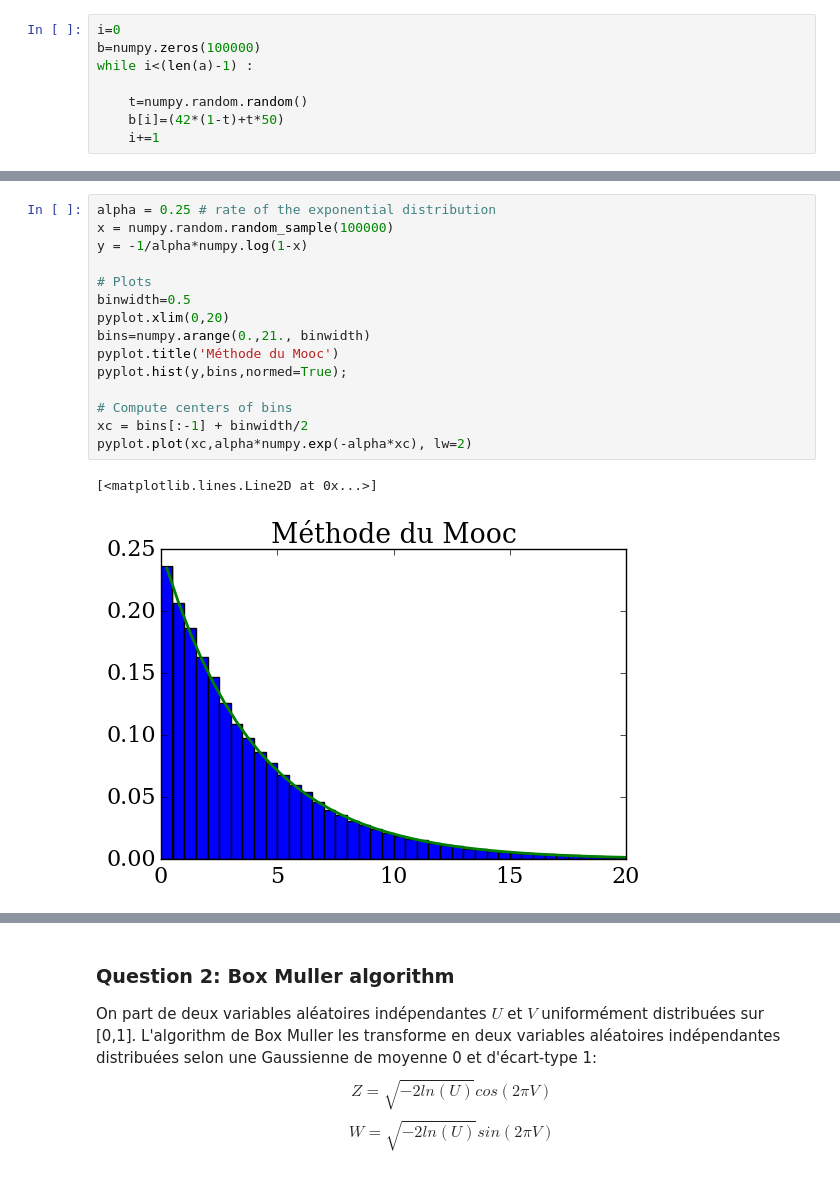
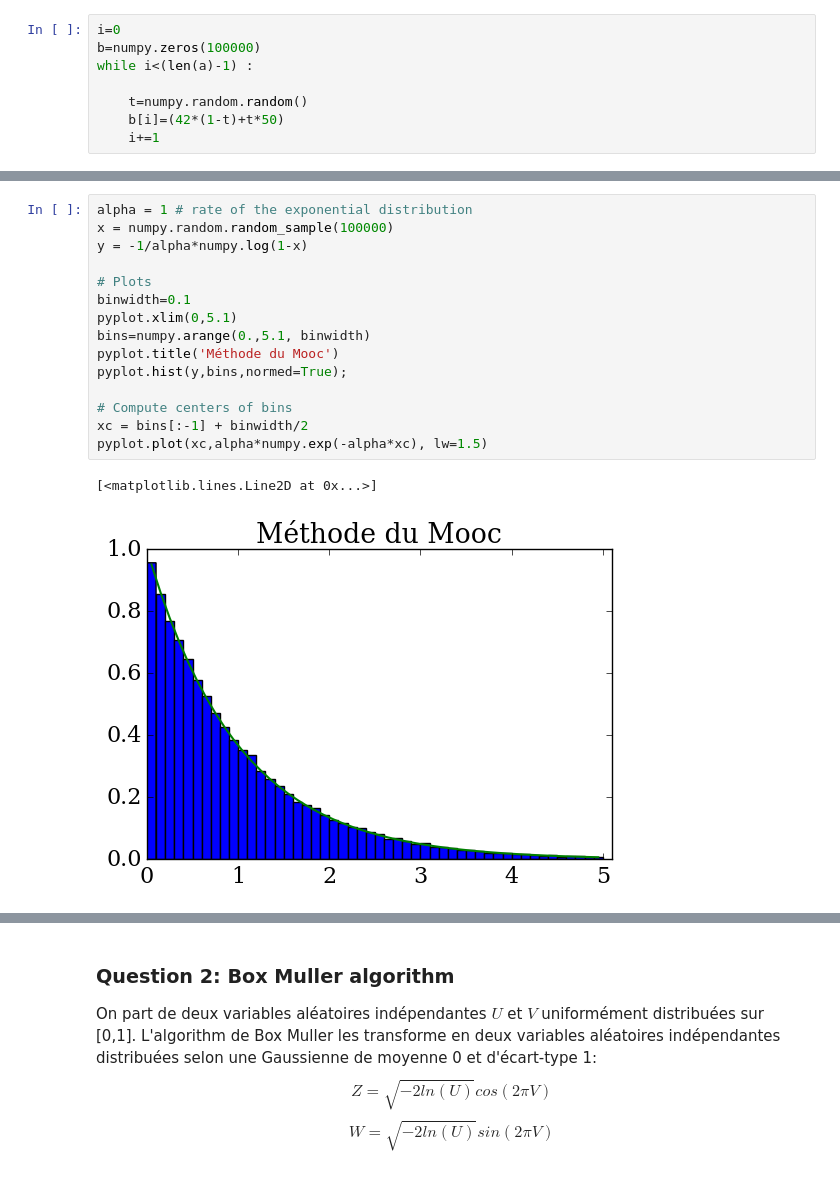
Before and after one commit to be-rays/Module6_MonteCarlo, a Jupyter notebook: Monte-Carlo.ipynb, the cells around one changed output, grey strips where cells are left out. Drawn from its saved outputs; the diff is of its cells as text.

```diff
--- a/Monte-Carlo.ipynb
+++ b/Monte-Carlo.ipynb
@@ -107,21 +129,21 @@ pyplot.plot(xc,2*numpy.exp(-xc**2/2.0)/numpy.sqrt(2*numpy.pi),lw=3,color='green'
 # %%
-alpha = 0.25 # rate of the exponential distribution
+alpha = 1 # rate of the exponential distribution
 x = numpy.random.random_sample(100000)
 y = -1/alpha*numpy.log(1-x)
 
 # Plots
-binwidth=0.5
-pyplot.xlim(0,20)
-bins=numpy.arange(0.,21., binwidth)
+binwidth=0.1
+pyplot.xlim(0,5.1)
+bins=numpy.arange(0.,5.1, binwidth)
 pyplot.title('Méthode du Mooc')
 pyplot.hist(y,bins,normed=True);
 
 # Compute centers of bins
 xc = bins[:-1] + binwidth/2
-pyplot.plot(xc,alpha*numpy.exp(-alpha*xc), lw=2)
+pyplot.plot(xc,alpha*numpy.exp(-alpha*xc), lw=1.5)
 # %% [output]
 [<matplotlib.lines.Line2D at 0x...>]
-[figure, old version]
+[figure, new version]
 # %%
 a=numpy.random.exponential(size=100000)
 
```
Also changed, not shown: parts of 22 cells of this notebook.
